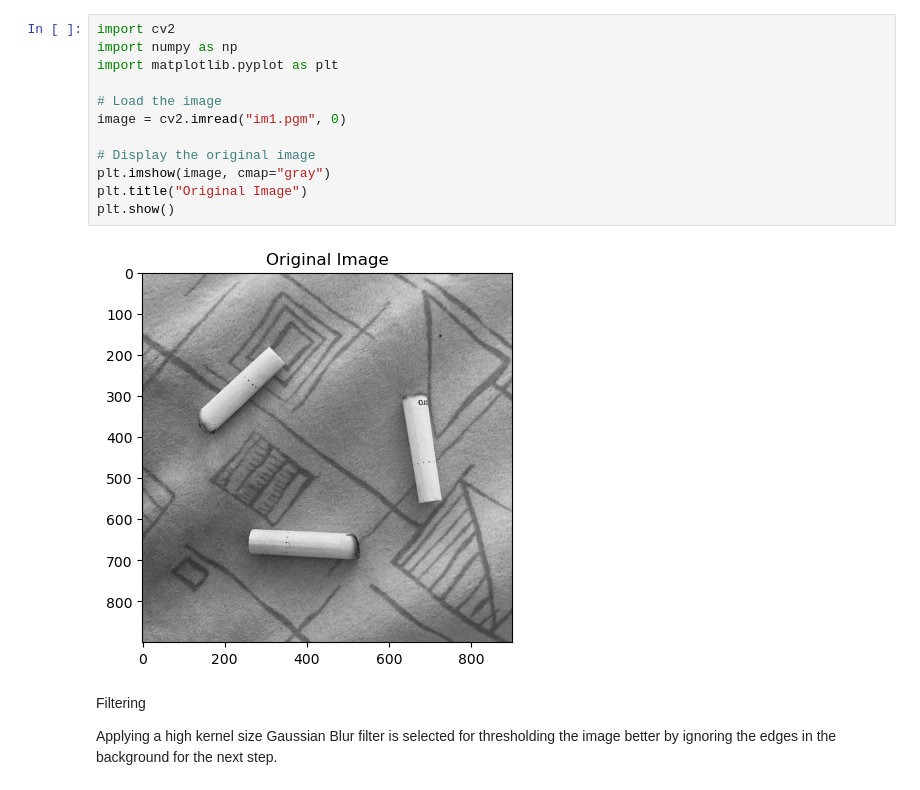
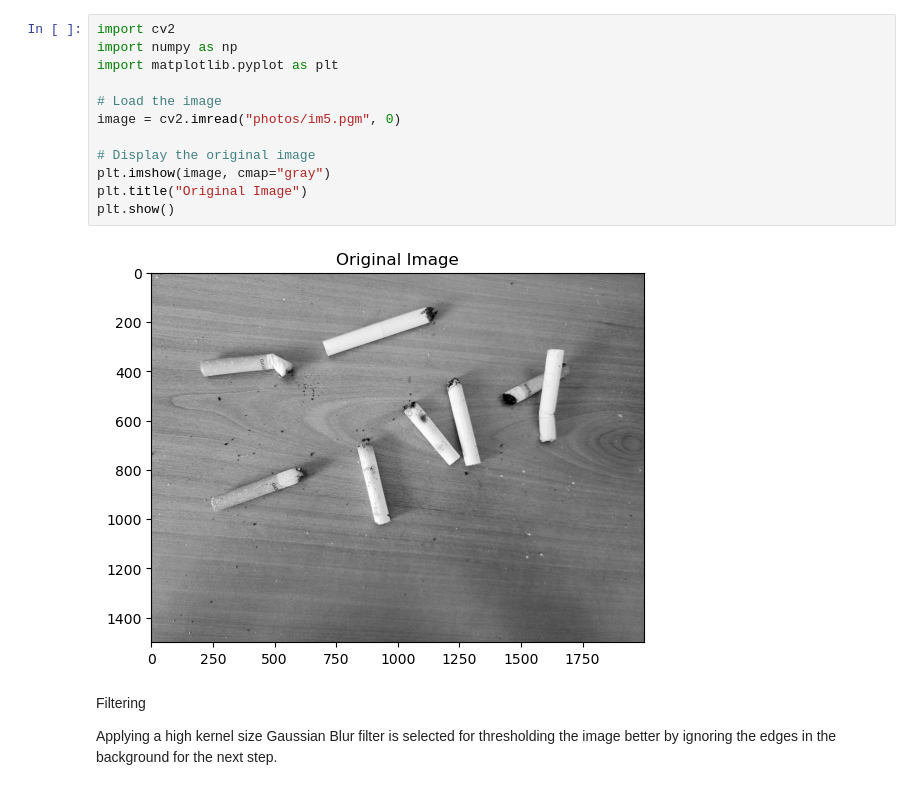
Before and after one commit to Pamirus/digital-image-processing, a Jupyter notebook: main.ipynb, the cells around one changed output. Cells and saved outputs as stored; diff of their text form.

```diff
--- a/main.ipynb
+++ b/main.ipynb
@@ -1,17 +1,17 @@
 # %%
 import cv2
 import numpy as np
 import matplotlib.pyplot as plt
 
 # Load the image
-image = cv2.imread("im1.pgm", 0)
+image = cv2.imread("photos/im5.pgm", 0)
 
 # Display the original image
 plt.imshow(image, cmap="gray")
 plt.title("Original Image")
 plt.show()
 # %% [output]
-[figure, old version]
+[figure, new version]
 # %% [markdown]
 Filtering
 
```
Also changed, not shown: parts of 6 cells of this notebook, 12 other files.
